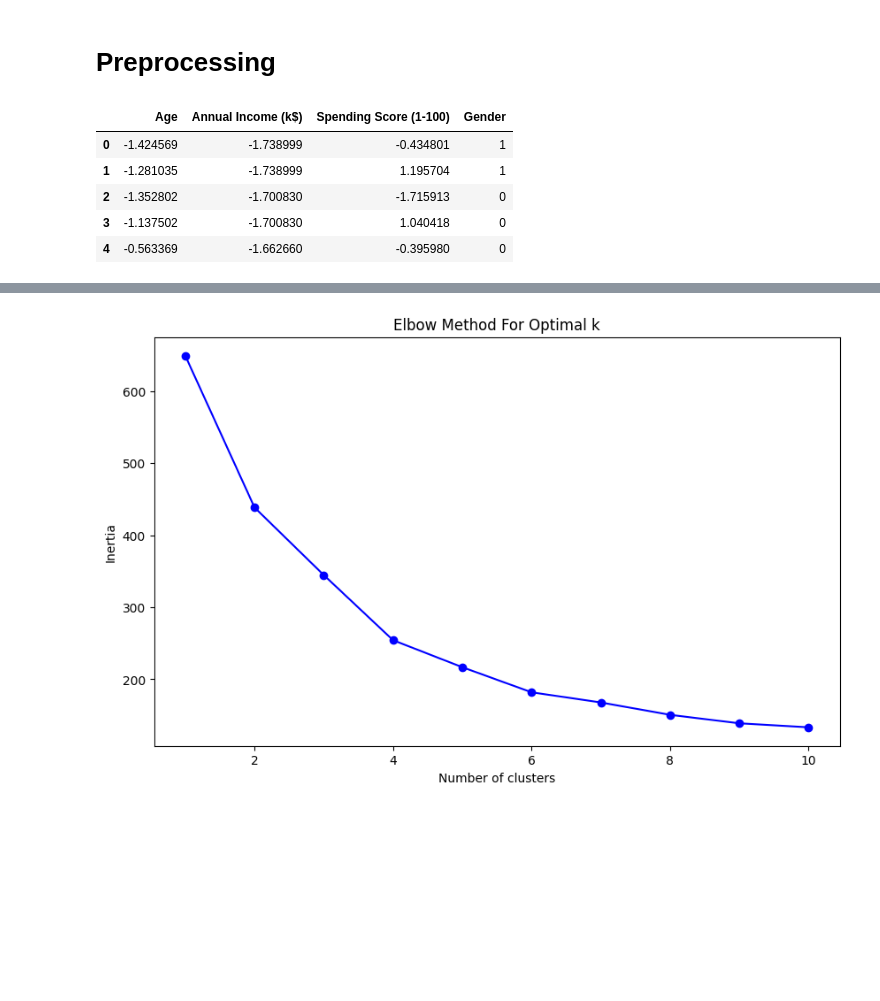
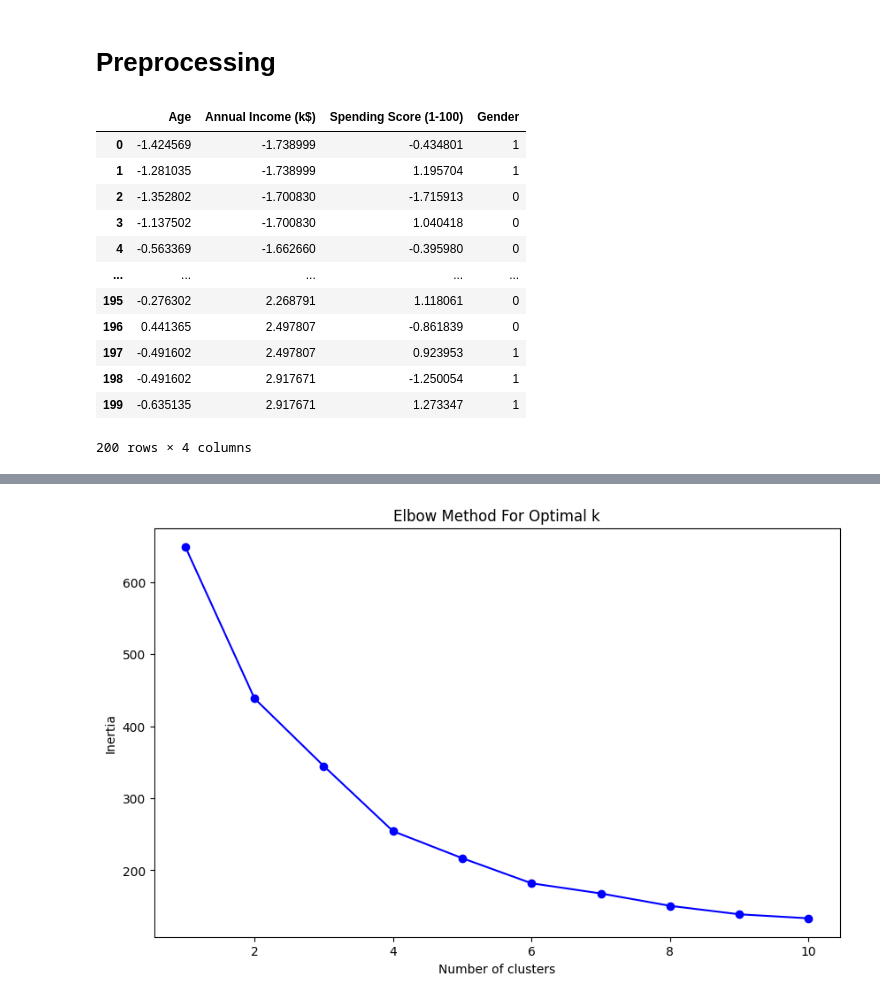
Before and after one commit to adibk/customer_analysis, a Jupyter notebook: shopping_mall/jupyter_Mall.ipynb, the cells around one changed output, grey strips where cells are left out. Saved outputs shown, nothing was run; the diff lists cells and outputs as text; code cells hidden in the pictures; blank space fills up the shorter version.

```diff
--- a/shopping_mall/jupyter_Mall.ipynb
+++ b/shopping_mall/jupyter_Mall.ipynb
@@ -137,18 +133,23 @@ plt.show()
 # %%
 label_encoder = LabelEncoder()
 df['Gender'] = label_encoder.fit_transform(df['Gender'])
 
 scaler = StandardScaler()
 scaled_features = scaler.fit_transform(df[['Age', 'Annual Income (k$)', 'Spending Score (1-100)']])
 
 scaled_df = pd.DataFrame(scaled_features, columns=['Age', 'Annual Income (k$)', 'Spending Score (1-100)'])
 scaled_df['Gender'] = df['Gender']
-
-scaled_df.head()
 # %% [output]
 |  | Age | Annual Income (k$) | Spending Score (1-100) | Gender |
 | 0 | -1.424569 | -1.738999 | -0.434801 | 1 |
 | 1 | -1.281035 | -1.738999 | 1.195704 | 1 |
 | 2 | -1.352802 | -1.700830 | -1.715913 | 0 |
 | 3 | -1.137502 | -1.700830 | 1.040418 | 0 |
 | 4 | -0.563369 | -1.662660 | -0.395980 | 0 |
+| ... | ... | ... | ... | ... |
+| 195 | -0.276302 | 2.268791 | 1.118061 | 0 |
+| 196 | 0.441365 | 2.497807 | -0.861839 | 0 |
+| 197 | -0.491602 | 2.497807 | 0.923953 | 1 |
+| 198 | -0.491602 | 2.917671 | -1.250054 | 1 |
+| 199 | -0.635135 | 2.917671 | 1.273347 | 1 |
+200 rows × 4 columns
```
Also changed, not shown: parts of 70 cells of this notebook.
